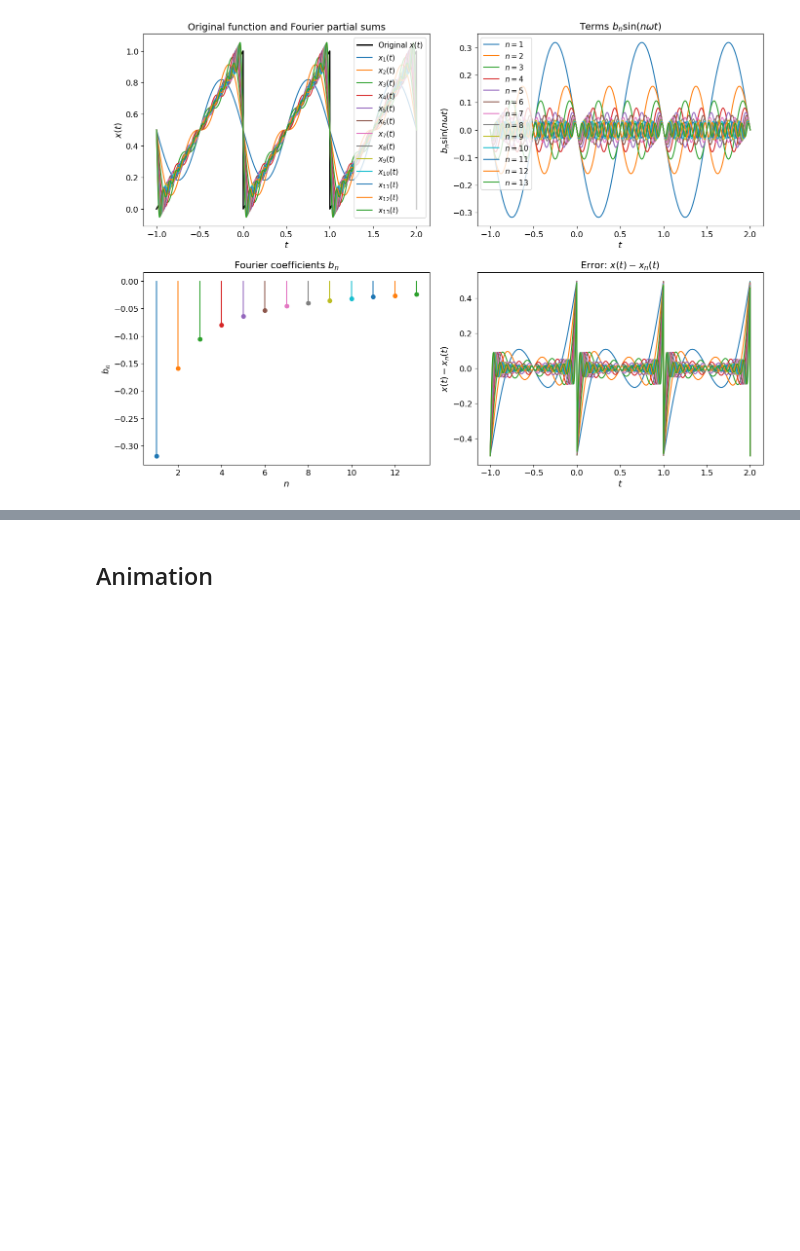
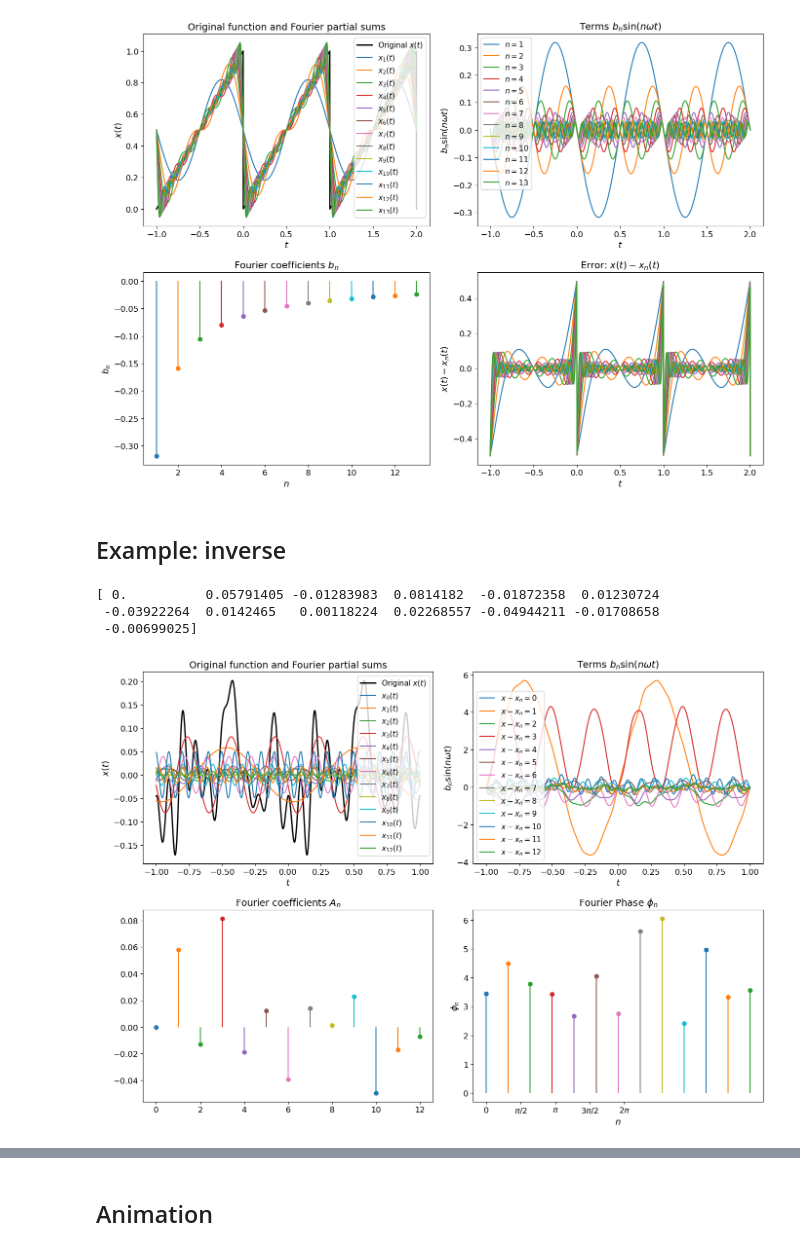
Before and after one commit to blhuillier/MathPhysI, a Jupyter notebook: Examples/III_Fourier/19_Fourier_series.ipynb, the cells around one changed output, grey strips where cells are left out. Cells and saved outputs as stored; diff of their text form; code cells hidden in the pictures; blank space fills up the shorter version.

```diff
--- a/Examples/III_Fourier/19_Fourier_series.ipynb
+++ b/Examples/III_Fourier/19_Fourier_series.ipynb
@@ -296,3 +296,61 @@ fig.tight_layout()
 plt.show()
 # %% [output]
 [figure]
+# %% [markdown]
+## Example: inverse
+# %%
+seed = 0
+r = np.random.RandomState(seed)
+n = 13
+
+phi = r.uniform(0, 2*np.pi, n)
+sigma = 0.1
+noise = r.normal(0, sigma, n)
+A = 1/ np.sqrt(np.arange(n)) * noise
+A[0] = 0
+print (A)
+
+omega = 2 * np.pi / T
+t = np.linspace(-T, T, 1000)
+x = np.zeros_like(t)
+xi  = np.zeros((n, len(t)))
+for i in range(n):
+    xi[i] = A[i] * np.sin(i*omega * t + phi[i])
+    x += xi[i]
+fig, axs = plt.subplots(2, 2, figsize=(14, 10))
+axs = axs.flatten()
+axs[0].plot(t, x, label='Original $x(t)$', color='black', linewidth=2)
+for i in range(n):
+    axs[0].plot(t, xi[i], label=f'$x_{{{i}}}(t)$', color=colors[i % 10])
+axs[0].set_title('Original function and Fourier partial sums', fontsize=14)
+axs[0].legend(fontsize=11)
+axs[0].set_xlabel('$t$', fontsize=13)
+axs[0].set_ylabel('$x(t)$', fontsize=13)
+# Panel [0,1]: Individual terms b_n * sin(nωt)
+for i in range(n):
+    axs[1].plot(t, x-xi[i,:].cumsum(axis=0), label=f'$x-x_n={i}$', color=colors[i % 10])
+axs[1].set_title('Terms $b_n \\sin(n\\omega t)$', fontsize=14)
+axs[1].legend(fontsize=11)
+axs[1].set_xlabel('$t$', fontsize=13)
+axs[1].set_ylabel('$b_n\\sin(n\\omega t)$', fontsize=13)
+# Panel [1,0]: Coefficients b_n
+for i in range(n):
+    axs[2].vlines(i, 0, A[i], color=colors[i % 10])
+    axs[2].plot(i, A[i], 'o', color=colors[i % 10])
+axs[2].set_title('Fourier coefficients $A_n$', fontsize=14)
+
+# axs[3].plot(t, x, label='Original $x(t)$', color='black', linewidth=2)
+for i in range(n):
+    axs[3].vlines(i, 0, phi[i], color=colors[i % 10])
+    axs[3].plot(i, phi[i], 'o', color=colors[i % 10])
+axs[3].set_ylabel('$\\phi_n$', fontsize=13)
+axs[3].set_title('Fourier Phase $\\phi_n$', fontsize=14)
+axs[3].set_xlabel('$n$', fontsize=13)
+axs[3].set_xticklabels(['$0$', r'$\pi/2$', r'$\pi$', r'$3\pi/2$', r'$2\pi$'])
+axs[3].set_xticks([0, np.pi/2, np.pi, 3*np.pi/2, 2*np.pi])
+fig.tight_layout()
+# %% [output]
+[ 0.          0.05791405 -0.01283983  0.0814182  -0.01872358  0.01230724
+ -0.03922264  0.0142465   0.00118224  0.02268557 -0.04944211 -0.01708658
+ -0.00699025]
+[figure, added]
```
Also changed, not shown: parts of 3 cells of this notebook, 1 other file.
